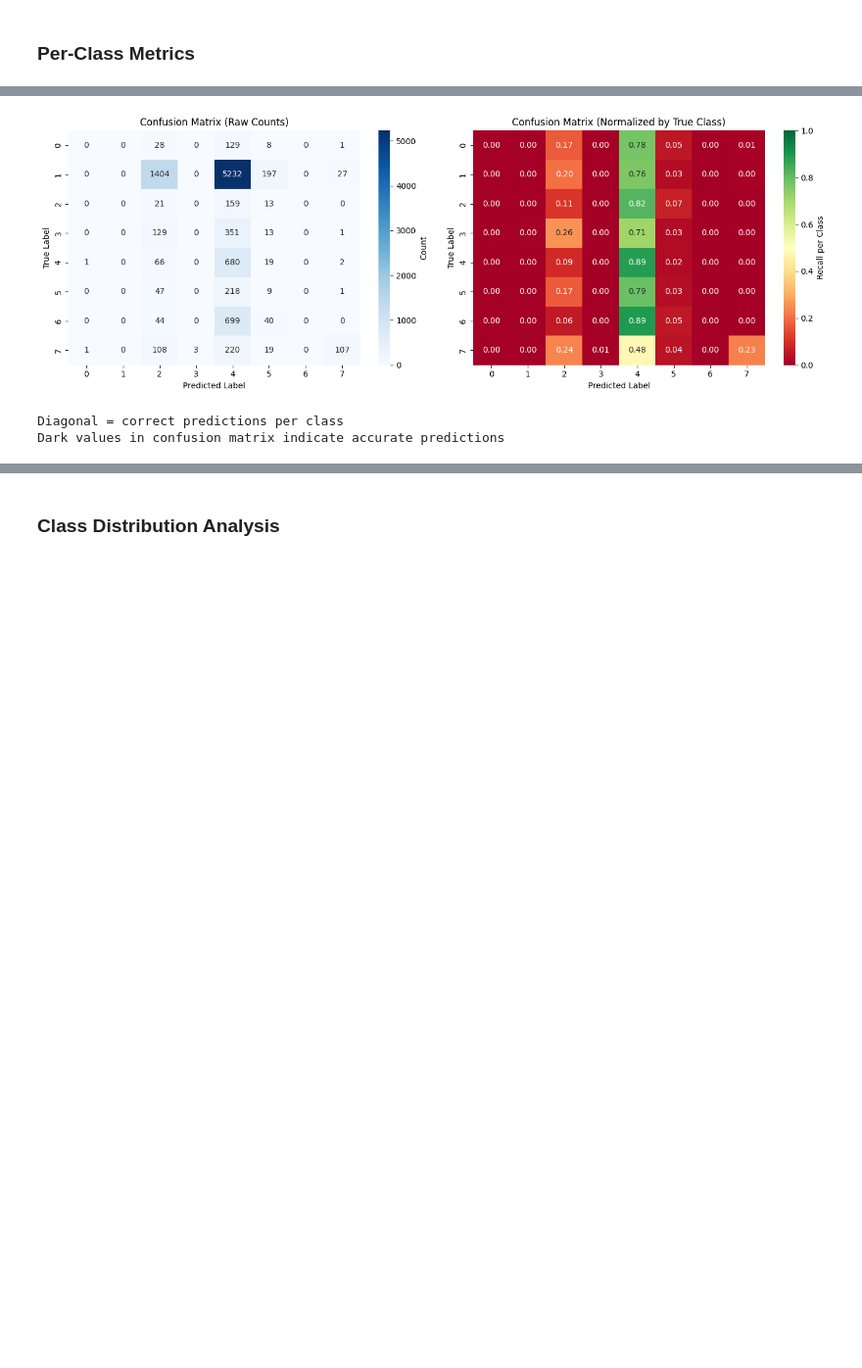
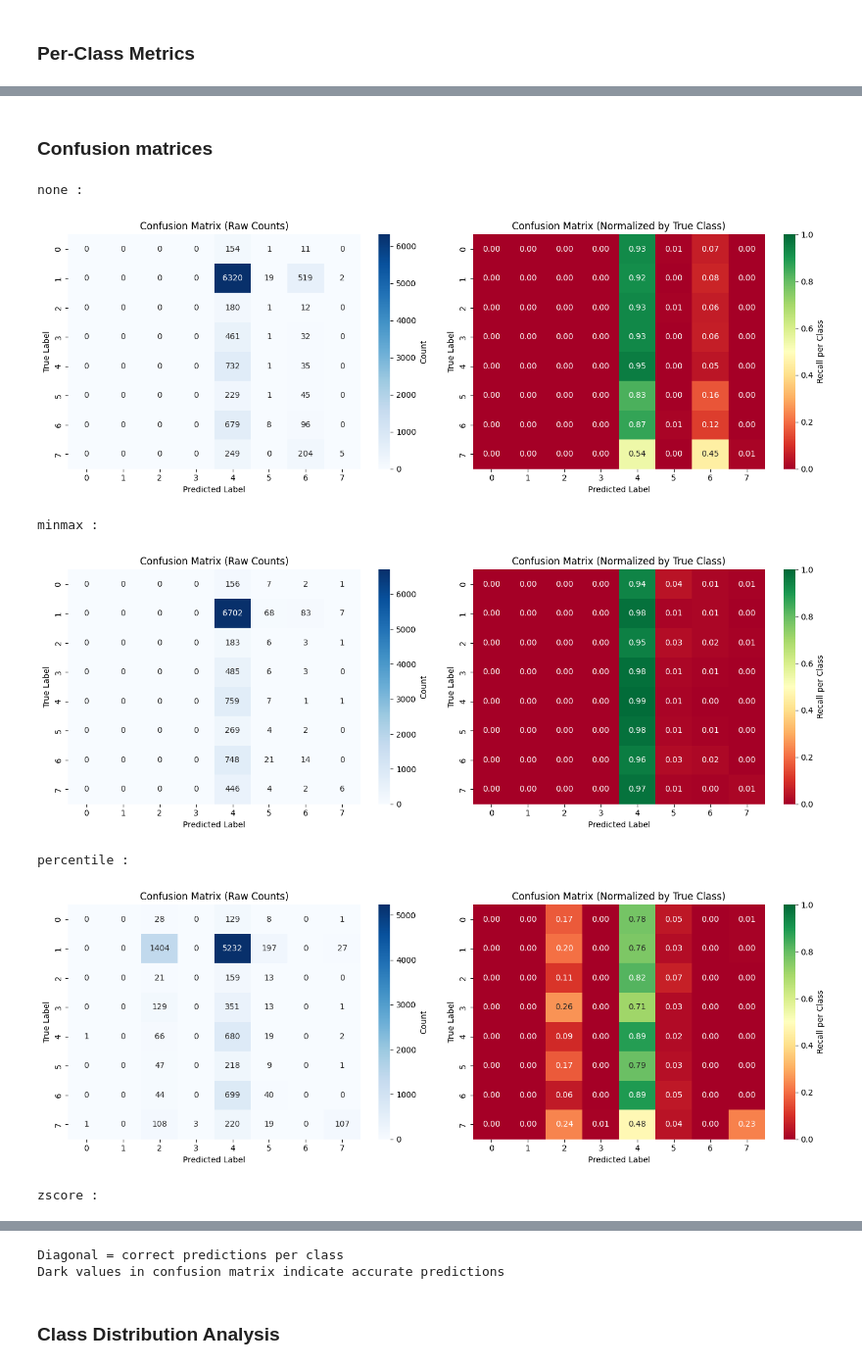
Before and after one commit to RAF622M-team1/RAF622M-Final-Project, a Jupyter notebook: notebooks/4_model_evaluation.ipynb, the cells around one changed output, grey strips where cells are left out. Shown at 98% size. Saved outputs shown, nothing was run; the diff lists cells and outputs as text; code cells hidden in the pictures; blank space fills up the shorter version.

Commit message:
added support for all normalization types

```diff
--- a/notebooks/4_model_evaluation.ipynb
+++ b/notebooks/4_model_evaluation.ipynb
@@ -68,0 +60,11 @@ Prediction distribution:  [   2    0 1847    3 7688  318    0  139]
+# %%
+# Sanity check to ensure that the models have the same "y_true" and "class_names"
+first_name = list(results.keys())[0]
+reference_y_true = results[first_name]["y_true"]
+reference_class_names = results[first_name]["class_names"]
+
+for name, result in results.items():
+    assert np.array_equal(result["y_true"], reference_y_true), f"y_true differs for {name}"
+    assert result["class_names"] == reference_class_names, f"class_names differ for {name}"
+
+print("All runs use the same y_true and class names.")
@@ -130,11 +207,2 @@ Model improvement:  -0.5286
 # %% [markdown]
 ### Per-Class Metrics
-# %%
-report = classification_report(
-    y_true, y_pred,
-    target_names=class_names_with_idx,
-    digits=4,
-    zero_division=0
-)
-
-print(report)
@@ -156,30 +269,46 @@ print(report)
+# %% [markdown]
+### Confusion matrices
 # %%
-cm = confusion_matrix(y_true, y_pred, labels=range(n_classes))
-cm_norm = cm.astype('float') / cm.sum(axis=1, keepdims=True)
+# Displaying confusion matricies (both with raw counts and normalized by true class)
+for norm_type, result in results.items():
 
-fig, axes = plt.subplots(1, 2, figsize=(14, 5))
+    print(norm_type,":")
 
-sns.heatmap(cm, annot=True, fmt='d', cmap='Blues', cbar_kws={'label': 'Count'},
-            xticklabels=range(n_classes), yticklabels=range(n_classes),
-            ax=axes[0])
-axes[0].set_title('Confusion Matrix (Raw Counts)')
-axes[0].set_ylabel('True Label')
-axes[0].set_xlabel('Predicted Label')
+    y_true = result["y_true"]
+    y_pred = result["y_pred"]
+    class_names = result["class_names"]
+    n_classes = len(class_names)
 
-sns.heatmap(cm_norm, annot=True, fmt='.2f', cmap='RdYlGn', vmin=0, vmax=1,
-            cbar_kws={'label': 'Recall per Class'},
-            xticklabels=range(n_classes), yticklabels=range(n_classes),
-            ax=axes[1])
-axes[1].set_title('Confusion Matrix (Normalized by True Class)')
-axes[1].set_ylabel('True Label')
-axes[1].set_xlabel('Predicted Label')
+    cm = confusion_matrix(y_true, y_pred, labels=range(n_classes))
+    cm_norm = cm.astype('float') / cm.sum(axis=1, keepdims=True)
 
-plt.tight_layout()
-plt.show()
+    fig, axes = plt.subplots(1, 2, figsize=(14, 5))
+
+    sns.heatmap(cm, annot=True, fmt='d', cmap='Blues', cbar_kws={'label': 'Count'},
+                xticklabels=range(n_classes), yticklabels=range(n_classes),
+                ax=axes[0])
+    axes[0].set_title('Confusion Matrix (Raw Counts)')
+    axes[0].set_ylabel('True Label')
+    axes[0].set_xlabel('Predicted Label')
+
+    sns.heatmap(cm_norm, annot=True, fmt='.2f', cmap='RdYlGn', vmin=0, vmax=1,
+                cbar_kws={'label': 'Recall per Class'},
+                xticklabels=range(n_classes), yticklabels=range(n_classes),
+                ax=axes[1])
+    axes[1].set_title('Confusion Matrix (Normalized by True Class)')
+    axes[1].set_ylabel('True Label')
+    axes[1].set_xlabel('Predicted Label')
+
+    plt.tight_layout()
+    plt.show()
 
 print("Diagonal = correct predictions per class")
 print("Dark values in confusion matrix indicate accurate predictions")
 # %% [output]
+none :
-[figure, old version]
+[figure, new version]
-Diagonal = correct predictions per class
-Dark values in confusion matrix indicate accurate predictions
+minmax :
+[figure, added]
+percentile :
+[figure, added]
+zscore :
@@ -185,0 +316,2 @@ Dark values in confusion matrix indicate accurate predictions
+Diagonal = correct predictions per class
+Dark values in confusion matrix indicate accurate predictions
```
Also changed, not shown: parts of 19 cells of this notebook.
